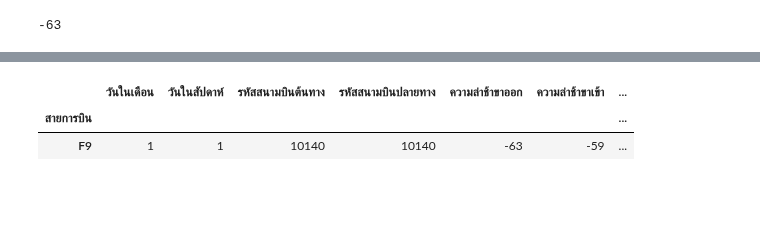
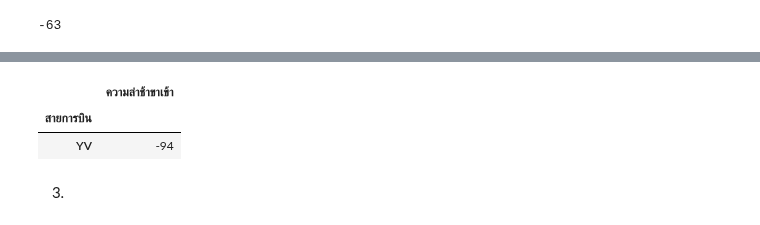
Before and after one commit to ThanikPimpiban/DWDM21, a Jupyter notebook: MiniExam.ipynb, the cells around one changed output, grey strips where cells are left out. Cells and saved outputs as stored; diff of their text form; code cells hidden in the pictures; blank space fills up the shorter version.

```diff
--- a/MiniExam.ipynb
+++ b/MiniExam.ipynb
@@ -148,7 +190,10 @@ merged_table['ความล่าช้าขาออก'].min()
 # %%
-min2 = merged_table.groupby('สายการบิน').min().sort_values(by=['ความล่าช้าขาออก'],ascending=False)
-min2.iloc[-1:,:]
+#### ตอบความล่าช้าขาออกน้อยสุด
+min2_1 = merged_table.groupby('สายการบิน').min().sort_values(by=['ความล่าช้าขาเข้า'],ascending=False) # Group column สายการบิน ที่มีความล่าช้าขาเข้า น้อยสุด
+min2_1.iloc[-1:,5:6]
 # %% [output]
-|  | วันในเดือน | วันในสัปดาห์ | รหัสสนามบินต้นทาง | รหัสสนามบินปลายทาง | ความล่าช้าขาออก | ความล่าช้าขาเข้า | ... |
-| สายการบิน |  |  |  |  |  |  | ... |
-| F9 | 1 | 1 | 10140 | 10140 | -63 | -59 | ... |
+|  | ความล่าช้าขาเข้า |
+| สายการบิน |  |
+| YV | -94 |
+# %% [markdown]
+3.
```
Also changed, not shown: parts of 16 cells of this notebook.
